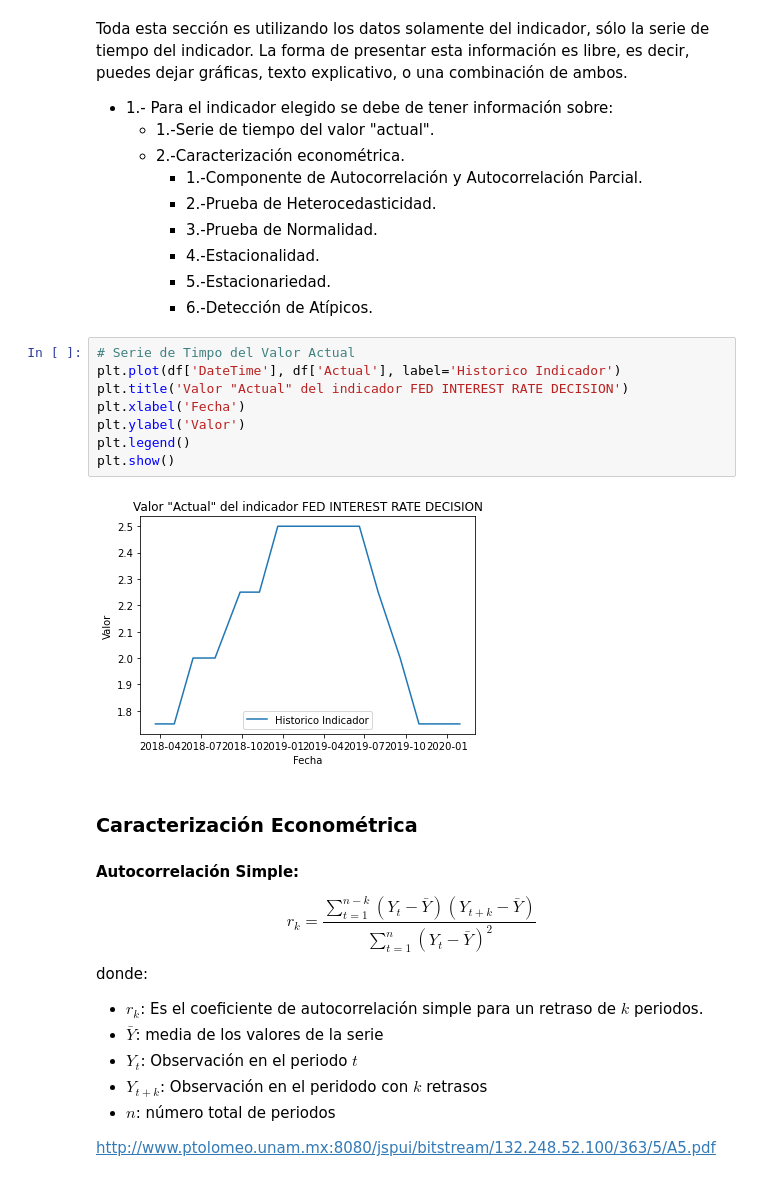
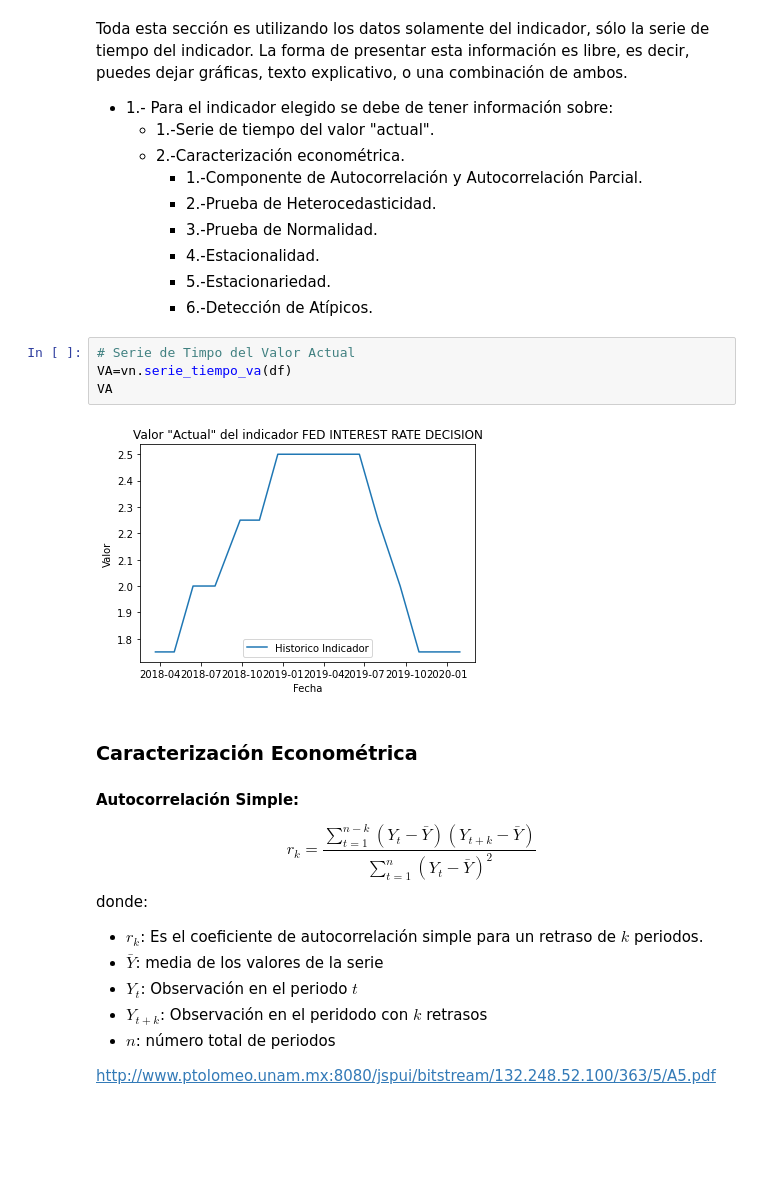
Before and after one commit to jsalomon97/myst_proyecto_eq5, a Jupyter notebook: notebook.ipynb, the cells around one changed output. Saved outputs shown, nothing was run; the diff lists cells and outputs as text; blank space fills up the shorter version.

```diff
--- a/notebook.ipynb
+++ b/notebook.ipynb
@@ -236,16 +176,12 @@ Toda esta sección es utilizando los datos solamente del indicador, sólo la ser
         * 4.-Estacionalidad.
         * 5.-Estacionariedad.
         * 6.-Detección de Atípicos.
-# %%
-# Serie de Timpo del Valor Actual
-plt.plot(df['DateTime'], df['Actual'], label='Historico Indicador')
-plt.title('Valor "Actual" del indicador FED INTEREST RATE DECISION')
-plt.xlabel('Fecha')
-plt.ylabel('Valor')
-plt.legend()
-plt.show()
-# %% [output]
-[figure, removed]
+# %%
+# Serie de Timpo del Valor Actual
+VA=vn.serie_tiempo_va(df)
+VA
+# %% [output]
+[figure, added]
 # %% [markdown]
 ### Caracterización Econométrica
 #### Autocorrelación Simple:
```
Also changed, not shown: parts of 28 cells of this notebook, 3 other files.
